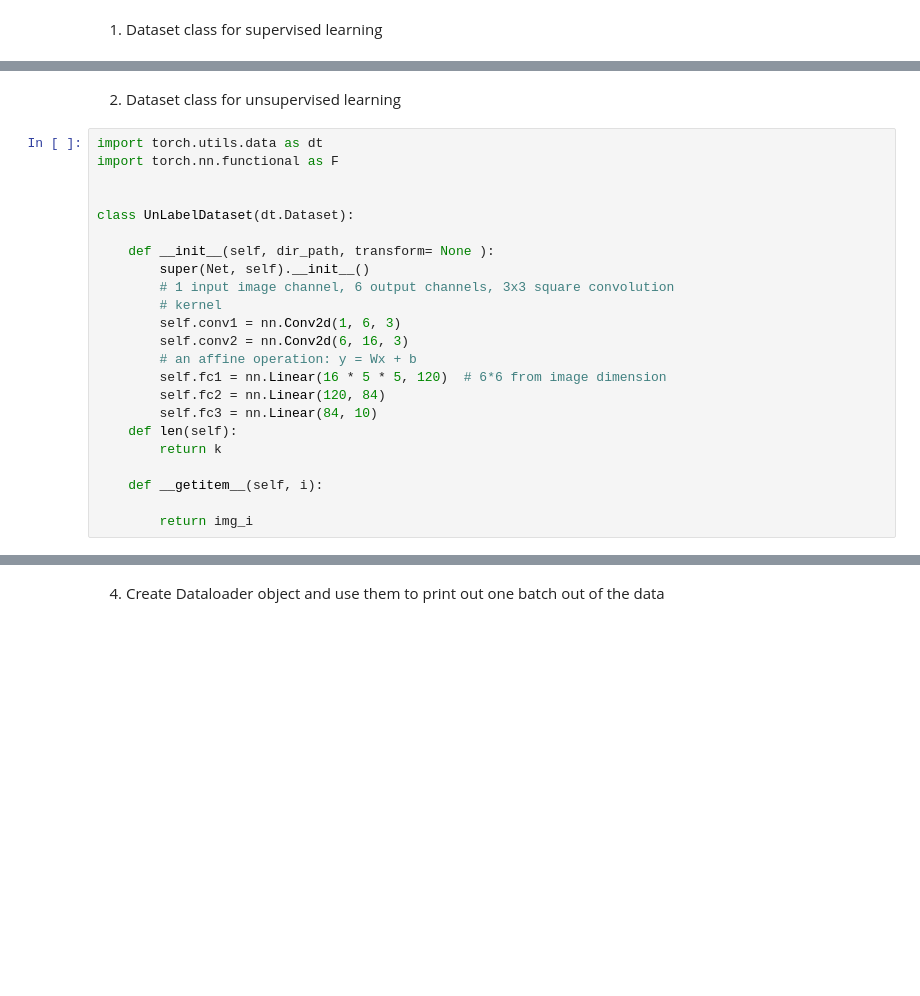
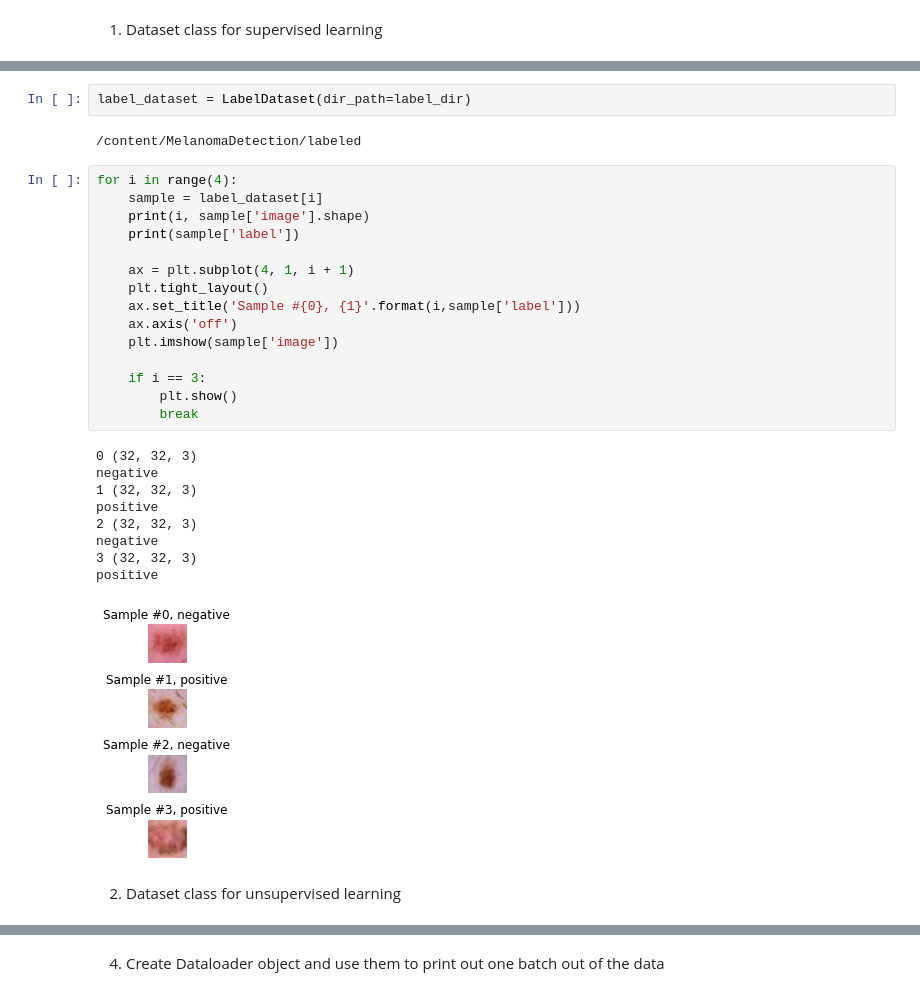
Before and after one commit to bilal841/GANS_melanoma, a Jupyter notebook: week2_review.ipynb, the cells around one changed output, grey strips where cells are left out. Saved outputs shown, nothing was run; the diff lists cells and outputs as text; blank space fills up the shorter version.

```diff
--- a/week2_review.ipynb
+++ b/week2_review.ipynb
@@ -114,25 +194,31 @@ class LabelDataset(dt.Dataset):
+# %%
+label_dataset = LabelDataset(dir_path=label_dir)
+# %% [output]
+/content/MelanomaDetection/labeled
+# %%
+for i in range(4):
+    sample = label_dataset[i]
+    print(i, sample['image'].shape)
+    print(sample['label'])
+
+    ax = plt.subplot(4, 1, i + 1)
+    plt.tight_layout()
+    ax.set_title('Sample #{0}, {1}'.format(i,sample['label']))
+    ax.axis('off')
+    plt.imshow(sample['image'])
+
+    if i == 3:
+        plt.show()
+        break
+# %% [output]
+0 (32, 32, 3)
+negative
+1 (32, 32, 3)
+positive
+2 (32, 32, 3)
+negative
+3 (32, 32, 3)
+positive
+[figure, added]
 # %% [markdown]
 2. Dataset class for unsupervised learning
-# %%
-import torch.utils.data as dt
-import torch.nn.functional as F
-
-
-class UnLabelDataset(dt.Dataset):
-
-    def __init__(self, dir_path, transform= None ):
-        super(Net, self).__init__()
-        # 1 input image channel, 6 output channels, 3x3 square convolution
-        # kernel
-        self.conv1 = nn.Conv2d(1, 6, 3)
-        self.conv2 = nn.Conv2d(6, 16, 3)
-        # an affine operation: y = Wx + b
-        self.fc1 = nn.Linear(16 * 5 * 5, 120)  # 6*6 from image dimension
-        self.fc2 = nn.Linear(120, 84)
-        self.fc3 = nn.Linear(84, 10)
-    def len(self):
-        return k
-
-    def __getitem__(self, i):
-
-        return img_i
```
Also changed, not shown: parts of 13 cells of this notebook.
